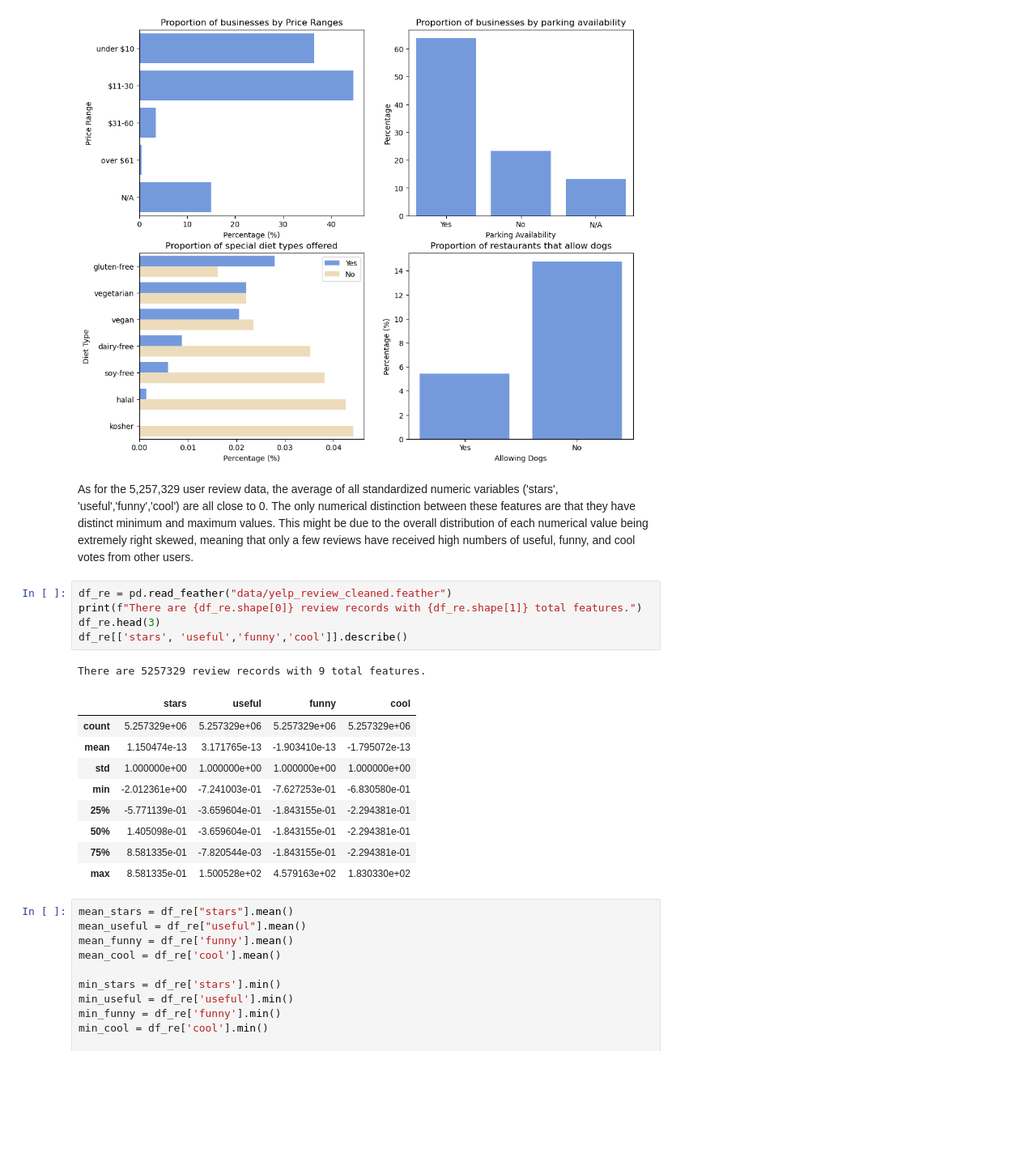
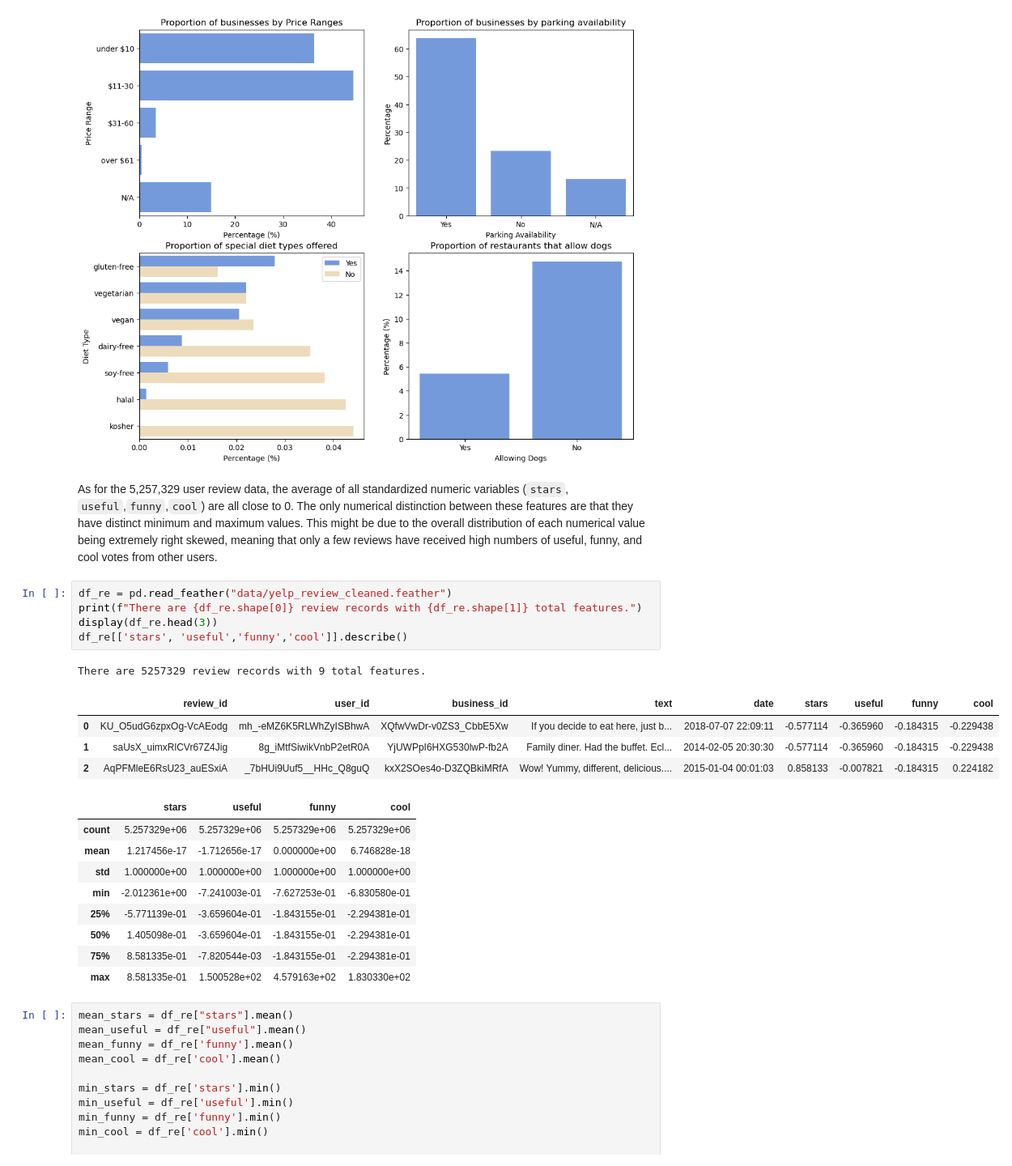
Before and after one commit to 98mina2/FP209b, a Jupyter notebook: recommender_system_report.ipynb, the cells around one changed output. Shown at 81% size. Saved outputs shown, nothing was run; the diff lists cells and outputs as text; blank space fills up the shorter version.

```diff
--- a/recommender_system_report.ipynb
+++ b/recommender_system_report.ipynb
@@ -251,23 +280,27 @@ ax[3].set_ylabel("Percentage (%)")
 Text(0, 0.5, 'Percentage (%)')
 [figure]
 # %% [markdown]
-As for the 5,257,329 user review data, the average of all standardized numeric variables ('stars', 'useful','funny','cool') are all close to 0. The only numerical distinction between these features are that they have distinct minimum and maximum values. This might be due to the overall distribution of each numerical value being extremely right skewed, meaning that only a few reviews have received high numbers of useful, funny, and cool votes from other users.
+As for the 5,257,329 user review data, the average of all standardized numeric variables (`stars`, `useful`,`funny`,`cool`) are all close to 0. The only numerical distinction between these features are that they have distinct minimum and maximum values. This might be due to the overall distribution of each numerical value being extremely right skewed, meaning that only a few reviews have received high numbers of useful, funny, and cool votes from other users.
 # %%
 df_re = pd.read_feather("data/yelp_review_cleaned.feather")
 print(f"There are {df_re.shape[0]} review records with {df_re.shape[1]} total features.")
-df_re.head(3)
+display(df_re.head(3))
 df_re[['stars', 'useful','funny','cool']].describe()
 # %% [output]
 There are 5257329 review records with 9 total features.
-|  | stars | useful | funny | cool |
-| count | 5.257329e+06 | 5.257329e+06 | 5.257329e+06 | 5.257329e+06 |
-| mean | 1.150474e-13 | 3.171765e-13 | -1.903410e-13 | -1.795072e-13 |
-| std | 1.000000e+00 | 1.000000e+00 | 1.000000e+00 | 1.000000e+00 |
-| min | -2.012361e+00 | -7.241003e-01 | -7.627253e-01 | -6.830580e-01 |
-| 25% | -5.771139e-01 | -3.659604e-01 | -1.843155e-01 | -2.294381e-01 |
-| 50% | 1.405098e-01 | -3.659604e-01 | -1.843155e-01 | -2.294381e-01 |
-| 75% | 8.581335e-01 | -7.820544e-03 | -1.843155e-01 | -2.294381e-01 |
-| max | 8.581335e-01 | 1.500528e+02 | 4.579163e+02 | 1.830330e+02 |
+|  | review_id | user_id | business_id | text | date | stars | useful | funny | cool |
+| 0 | KU_O5udG6zpxOg-VcAEodg | mh_-eMZ6K5RLWhZyISBhwA | XQfwVwDr-v0ZS3_CbbE5Xw | If you decide to eat here, just b... | 2018-07-07 22:09:11 | -0.577114 | -0.365960 | -0.184315 | -0.229438 |
+| 1 | saUsX_uimxRlCVr67Z4Jig | 8g_iMtfSiwikVnbP2etR0A | YjUWPpI6HXG530lwP-fb2A | Family diner. Had the buffet. Ecl... | 2014-02-05 20:30:30 | -0.577114 | -0.365960 | -0.184315 | -0.229438 |
+| 2 | AqPFMleE6RsU23_auESxiA | _7bHUi9Uuf5__HHc_Q8guQ | kxX2SOes4o-D3ZQBkiMRfA | Wow! Yummy, different, delicious.... | 2015-01-04 00:01:03 | 0.858133 | -0.007821 | -0.184315 | 0.224182 |
+|  | stars | useful | funny | cool |
+| count | 5.257329e+06 | 5.257329e+06 | 5.257329e+06 | 5.257329e+06 |
+| mean | 1.217456e-17 | -1.712656e-17 | 0.000000e+00 | 6.746828e-18 |
+| std | 1.000000e+00 | 1.000000e+00 | 1.000000e+00 | 1.000000e+00 |
+| min | -2.012361e+00 | -7.241003e-01 | -7.627253e-01 | -6.830580e-01 |
+| 25% | -5.771139e-01 | -3.659604e-01 | -1.843155e-01 | -2.294381e-01 |
+| 50% | 1.405098e-01 | -3.659604e-01 | -1.843155e-01 | -2.294381e-01 |
+| 75% | 8.581335e-01 | -7.820544e-03 | -1.843155e-01 | -2.294381e-01 |
+| max | 8.581335e-01 | 1.500528e+02 | 4.579163e+02 | 1.830330e+02 |
 # %%
 mean_stars = df_re["stars"].mean()
 mean_useful = df_re["useful"].mean()
```
Also changed, not shown: parts of 27 cells of this notebook.
